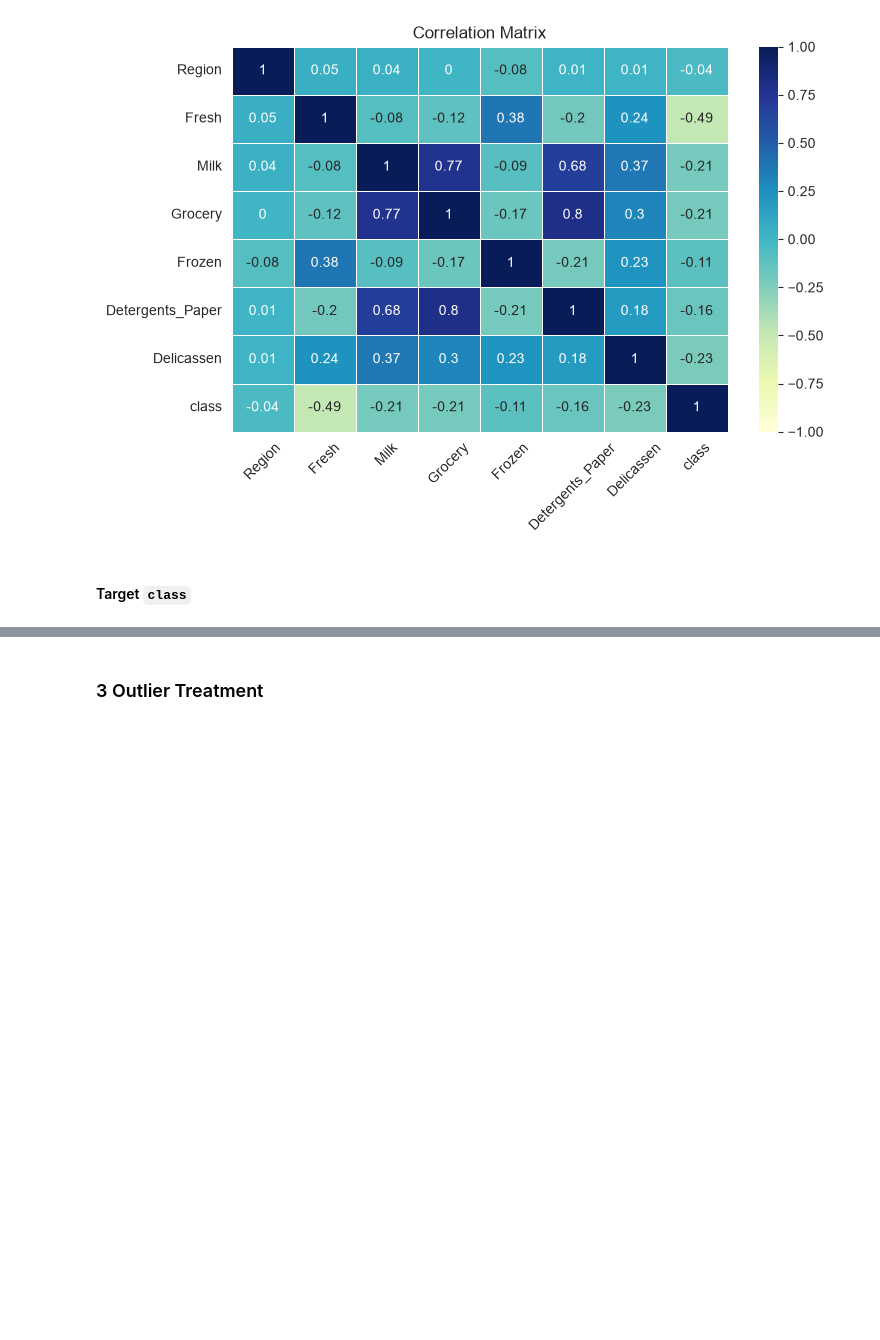
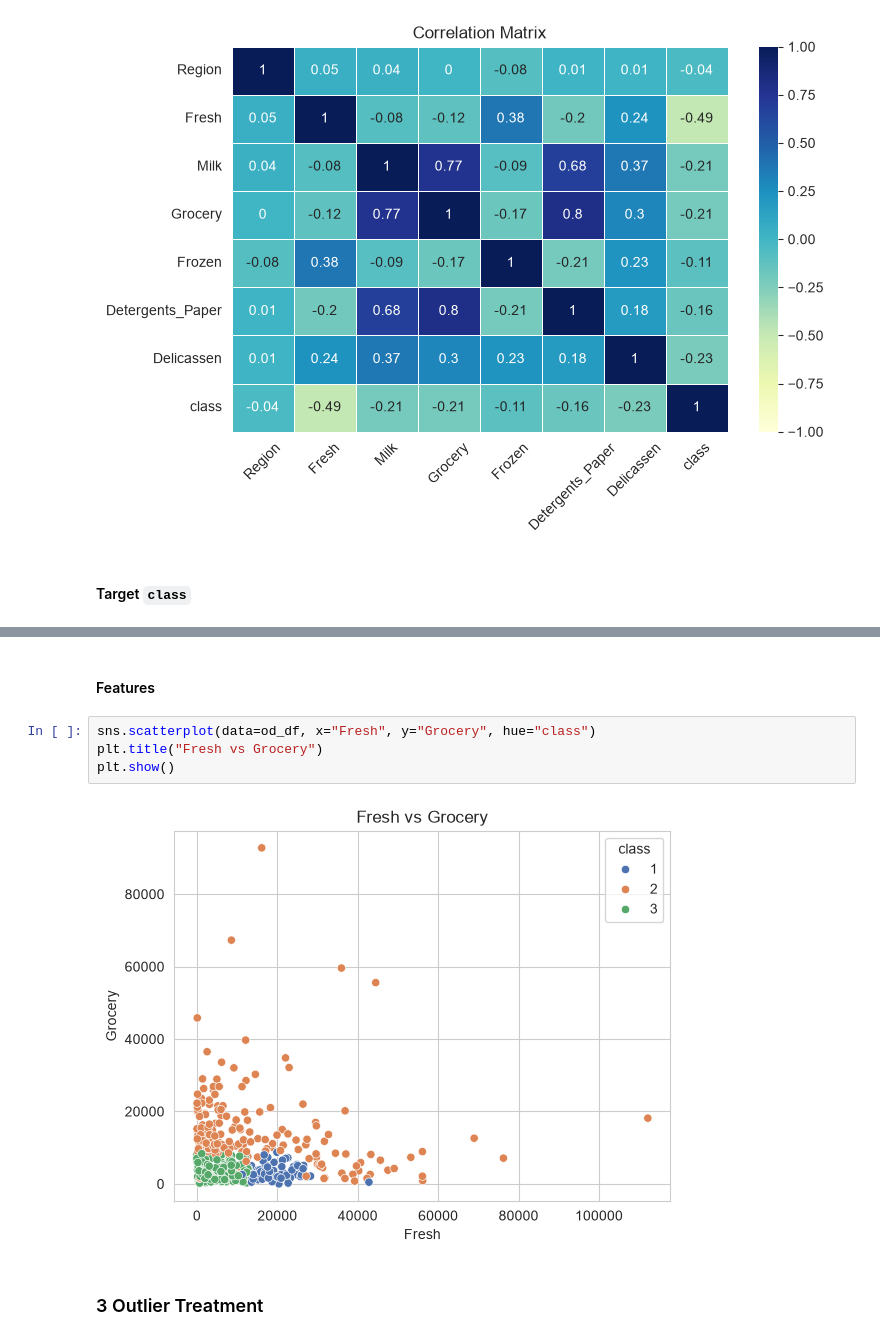
Before and after one commit to dheemanth-bhat/supervised-ml-algorithms, a Jupyter notebook: 03_K_Nearest_Neighbors/04_Project_1.ipynb, the cells around one changed output, grey strips where cells are left out. Drawn from its saved outputs; the diff is of its cells as text; blank space fills up the shorter version.

```diff
--- a/03_K_Nearest_Neighbors/04_Project_1.ipynb
+++ b/03_K_Nearest_Neighbors/04_Project_1.ipynb
@@ -166,3 +172,11 @@ od_df["class"].value_counts(normalize=True).sort_values().mul(100).round(2).rese
+# %% [markdown]
+#### Features
+# %%
+sns.scatterplot(data=od_df, x="Fresh", y="Grocery", hue="class")
+plt.title("Fresh vs Grocery")
+plt.show()
+# %% [output]
+[figure, added]
 # %% [markdown]
 ### 3 Outlier Treatment
 # %% [markdown]
```
Also changed, not shown: parts of 6 cells of this notebook, 5 other files.
